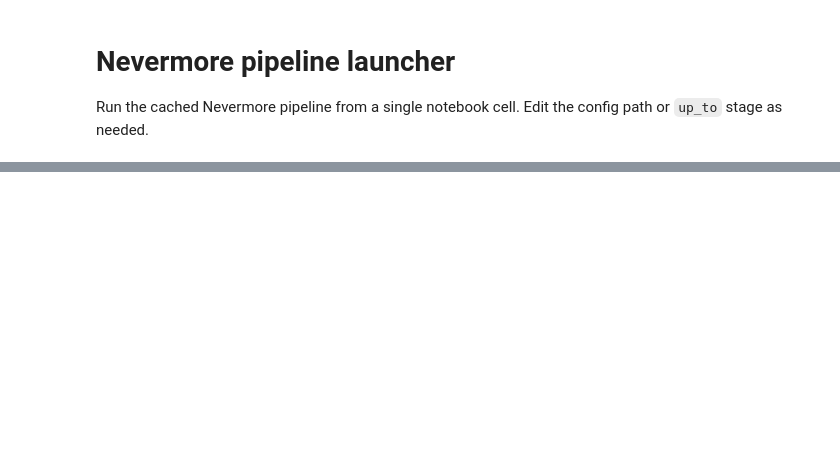
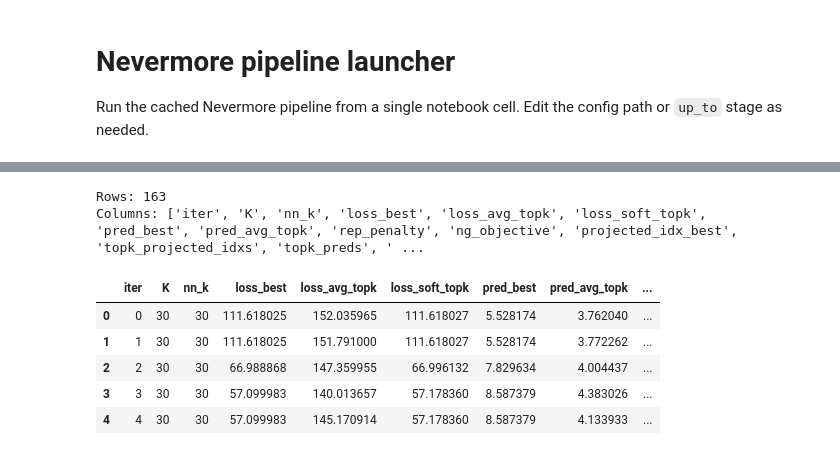
Before and after one commit to EESI/nevermore, a Jupyter notebook: notebooks/run_nevermore.ipynb, the cells around one changed output, grey strips where cells are left out. Saved outputs shown, nothing was run; the diff lists cells and outputs as text; code cells hidden in the pictures; blank space fills up the shorter version.

```diff
--- a/notebooks/run_nevermore.ipynb
+++ b/notebooks/run_nevermore.ipynb
@@ -79,0 +71,21 @@ display(df.tail(3))
+# %%
+import json
+import numpy as np
+import pandas as pd
+import matplotlib.pyplot as plt
+
+TRACE_PATH = "/scratch/home/sr3622/Firm-DTI/Firm-DTI2/outputs/optimization/4f89466595e0/optimization_trace_topk_stats.csv"
+
+df = pd.read_csv(TRACE_PATH)
+print("Rows:", len(df))
+print("Columns:", list(df.columns))
+display(df.head(5))
+# %% [output]
+Rows: 163
+Columns: ['iter', 'K', 'nn_k', 'loss_best', 'loss_avg_topk', 'loss_soft_topk', 'pred_best', 'pred_avg_topk', 'rep_penalty', 'ng_objective', 'projected_idx_best', 'topk_projected_idxs', 'topk_preds', ' ...
+|  | iter | K | nn_k | loss_best | loss_avg_topk | loss_soft_topk | pred_best | pred_avg_topk | ... |
+| 0 | 0 | 30 | 30 | 111.618025 | 152.035965 | 111.618027 | 5.528174 | 3.762040 | ... |
+| 1 | 1 | 30 | 30 | 111.618025 | 151.791000 | 111.618027 | 5.528174 | 3.772262 | ... |
+| 2 | 2 | 30 | 30 | 66.988868 | 147.359955 | 66.996132 | 7.829634 | 4.004437 | ... |
+| 3 | 3 | 30 | 30 | 57.099983 | 140.013657 | 57.178360 | 8.587379 | 4.383026 | ... |
+| 4 | 4 | 30 | 30 | 57.099983 | 145.170914 | 57.178360 | 8.587379 | 4.133933 | ... |
```
Also changed, not shown: parts of 3 cells of this notebook, 4 other files.
